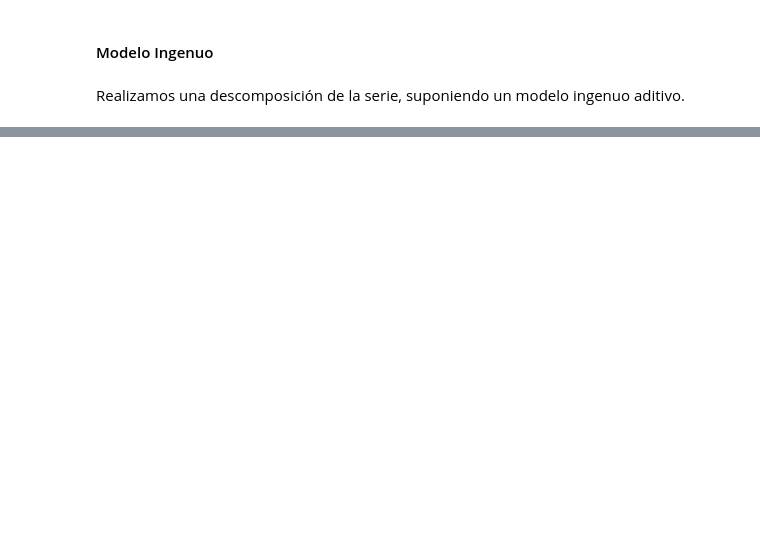
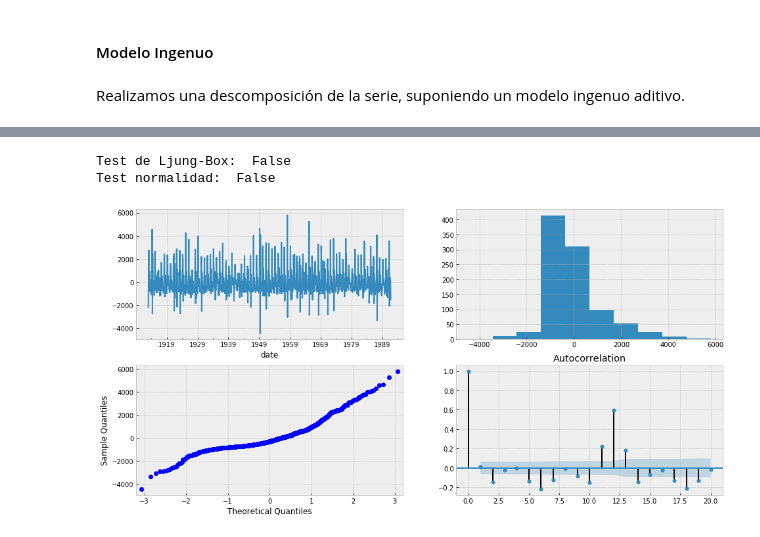
Before and after one commit to dsanmartin/INF475-HW, a Jupyter notebook: 2/homework2.ipynb, the cells around one changed output, grey strips where cells are left out. Drawn from its saved outputs; the diff is of its cells as text; code cells hidden in the pictures; blank space fills up the shorter version.

```diff
--- a/2/homework2.ipynb
+++ b/2/homework2.ipynb
@@ -181,0 +164,4 @@ plt.show()
+# %%
+arima_2 = ARIMA(serie.astype('float64'), order=(3, 0, 0))
+arima_2_fit = arima_2.fit(disp=0)
+print(arima_2_fit.summary())
@@ -181,0 +186,6 @@ plt.show()
+# %%
+residual_plots(arima_2_fit.resid)
+# %% [output]
+Test de Ljung-Box:  False
+Test normalidad:  False
+[figure, added]
```
Also changed, not shown: parts of 95 cells of this notebook.
